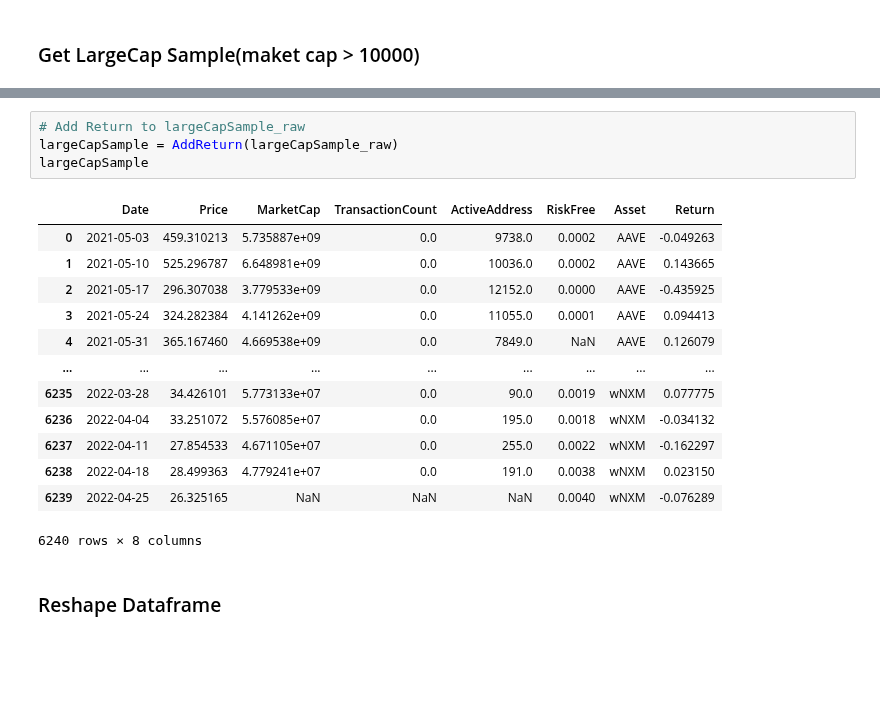
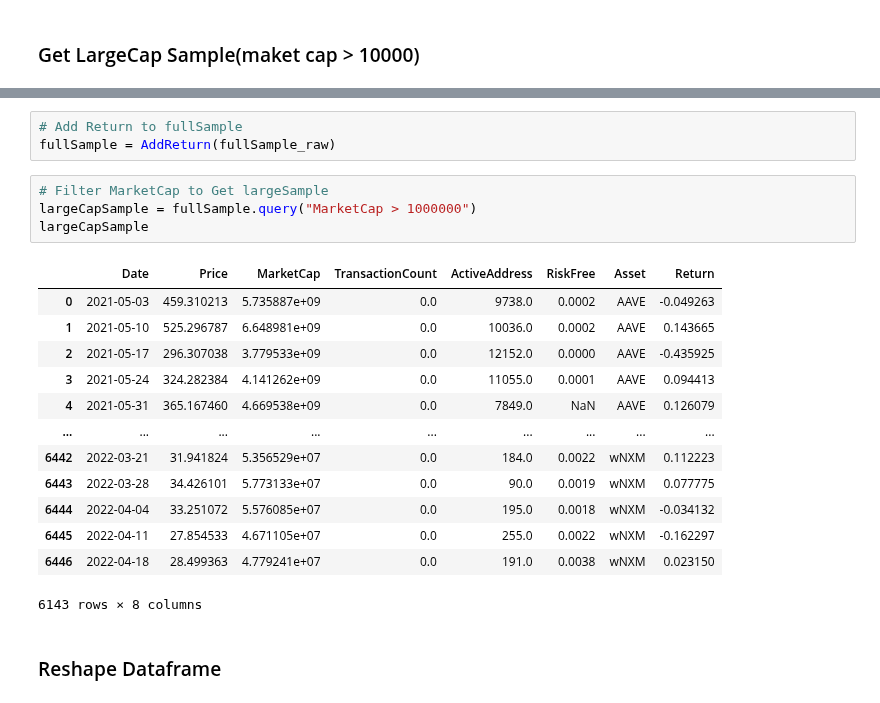
Before and after one commit to PracticumCrypto/C5-Analyzer, a Jupyter notebook: DataPull_MOM_Sean.ipynb, the cells around one changed output, grey strips where cells are left out. Cells and saved outputs as stored; diff of their text form; blank space fills up the shorter version.

```diff
--- a/DataPull_MOM_Sean.ipynb
+++ b/DataPull_MOM_Sean.ipynb
@@ -318,23 +296,26 @@ Pulling BAT's TransactionCount
 Pulling BAT's ActiveAddress
 ... (88 outputs left out)
 # %%
-# Add Return to largeCapSample_raw
-largeCapSample = AddReturn(largeCapSample_raw)
-largeCapSample
+# Add Return to fullSample
+fullSample = AddReturn(fullSample_raw)
-# %% [output]
-|  | Date | Price | MarketCap | TransactionCount | ActiveAddress | RiskFree | Asset | Return |
-| 0 | 2021-05-03 | 459.310213 | 5.735887e+09 | 0.0 | 9738.0 | 0.0002 | AAVE | -0.049263 |
-| 1 | 2021-05-10 | 525.296787 | 6.648981e+09 | 0.0 | 10036.0 | 0.0002 | AAVE | 0.143665 |
-| 2 | 2021-05-17 | 296.307038 | 3.779533e+09 | 0.0 | 12152.0 | 0.0000 | AAVE | -0.435925 |
-| 3 | 2021-05-24 | 324.282384 | 4.141262e+09 | 0.0 | 11055.0 | 0.0001 | AAVE | 0.094413 |
-| 4 | 2021-05-31 | 365.167460 | 4.669538e+09 | 0.0 | 7849.0 | NaN | AAVE | 0.126079 |
-| ... | ... | ... | ... | ... | ... | ... | ... | ... |
-| 6235 | 2022-03-28 | 34.426101 | 5.773133e+07 | 0.0 | 90.0 | 0.0019 | wNXM | 0.077775 |
-| 6236 | 2022-04-04 | 33.251072 | 5.576085e+07 | 0.0 | 195.0 | 0.0018 | wNXM | -0.034132 |
-| 6237 | 2022-04-11 | 27.854533 | 4.671105e+07 | 0.0 | 255.0 | 0.0022 | wNXM | -0.162297 |
-| 6238 | 2022-04-18 | 28.499363 | 4.779241e+07 | 0.0 | 191.0 | 0.0038 | wNXM | 0.023150 |
-| 6239 | 2022-04-25 | 26.325165 | NaN | NaN | NaN | 0.0040 | wNXM | -0.076289 |
-6240 rows × 8 columns
+# %%
+# Filter MarketCap to Get largeSample
+largeCapSample = fullSample.query("MarketCap > 1000000")
+largeCapSample
+# %% [output]
+|  | Date | Price | MarketCap | TransactionCount | ActiveAddress | RiskFree | Asset | Return |
+| 0 | 2021-05-03 | 459.310213 | 5.735887e+09 | 0.0 | 9738.0 | 0.0002 | AAVE | -0.049263 |
+| 1 | 2021-05-10 | 525.296787 | 6.648981e+09 | 0.0 | 10036.0 | 0.0002 | AAVE | 0.143665 |
+| 2 | 2021-05-17 | 296.307038 | 3.779533e+09 | 0.0 | 12152.0 | 0.0000 | AAVE | -0.435925 |
+| 3 | 2021-05-24 | 324.282384 | 4.141262e+09 | 0.0 | 11055.0 | 0.0001 | AAVE | 0.094413 |
+| 4 | 2021-05-31 | 365.167460 | 4.669538e+09 | 0.0 | 7849.0 | NaN | AAVE | 0.126079 |
+| ... | ... | ... | ... | ... | ... | ... | ... | ... |
+| 6442 | 2022-03-21 | 31.941824 | 5.356529e+07 | 0.0 | 184.0 | 0.0022 | wNXM | 0.112223 |
+| 6443 | 2022-03-28 | 34.426101 | 5.773133e+07 | 0.0 | 90.0 | 0.0019 | wNXM | 0.077775 |
+| 6444 | 2022-04-04 | 33.251072 | 5.576085e+07 | 0.0 | 195.0 | 0.0018 | wNXM | -0.034132 |
+| 6445 | 2022-04-11 | 27.854533 | 4.671105e+07 | 0.0 | 255.0 | 0.0022 | wNXM | -0.162297 |
+| 6446 | 2022-04-18 | 28.499363 | 4.779241e+07 | 0.0 | 191.0 | 0.0038 | wNXM | 0.023150 |
+6143 rows × 8 columns
 # %% [markdown]
 ### Reshape Dataframe
 # %%
```
Also changed, not shown: parts of 19 cells of this notebook.
